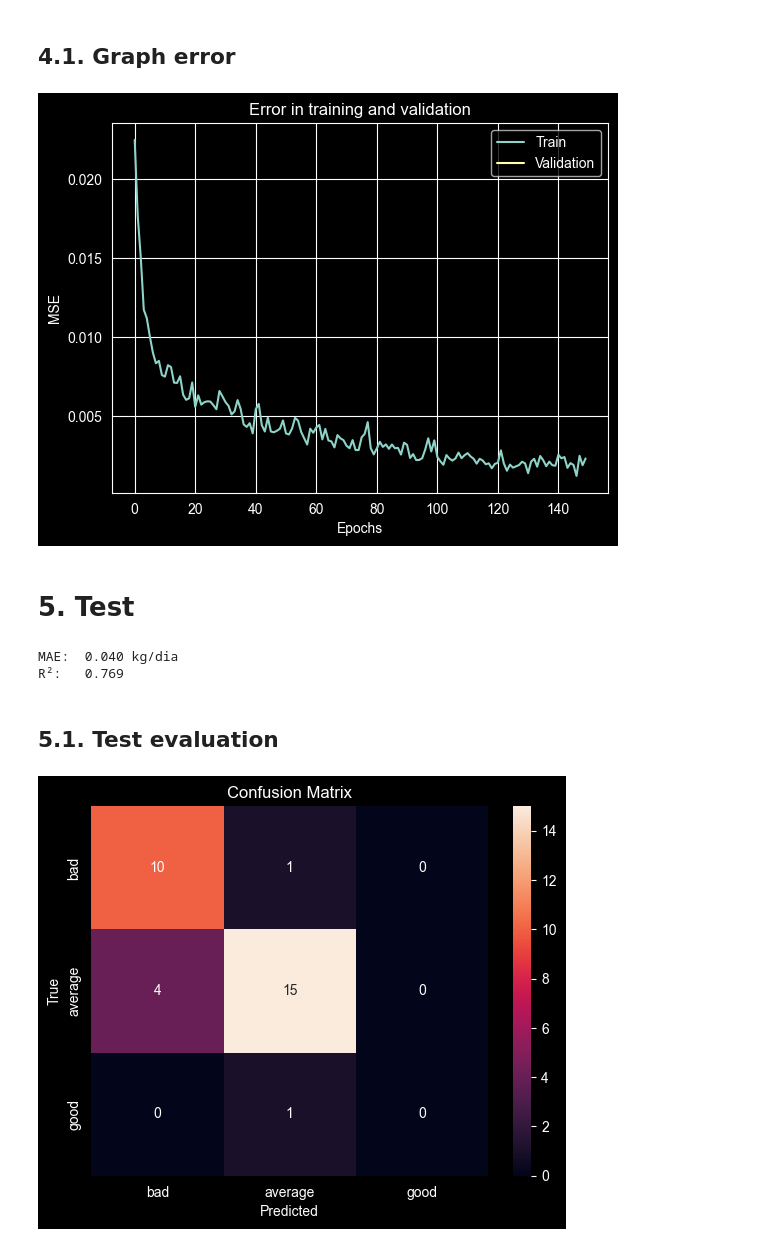
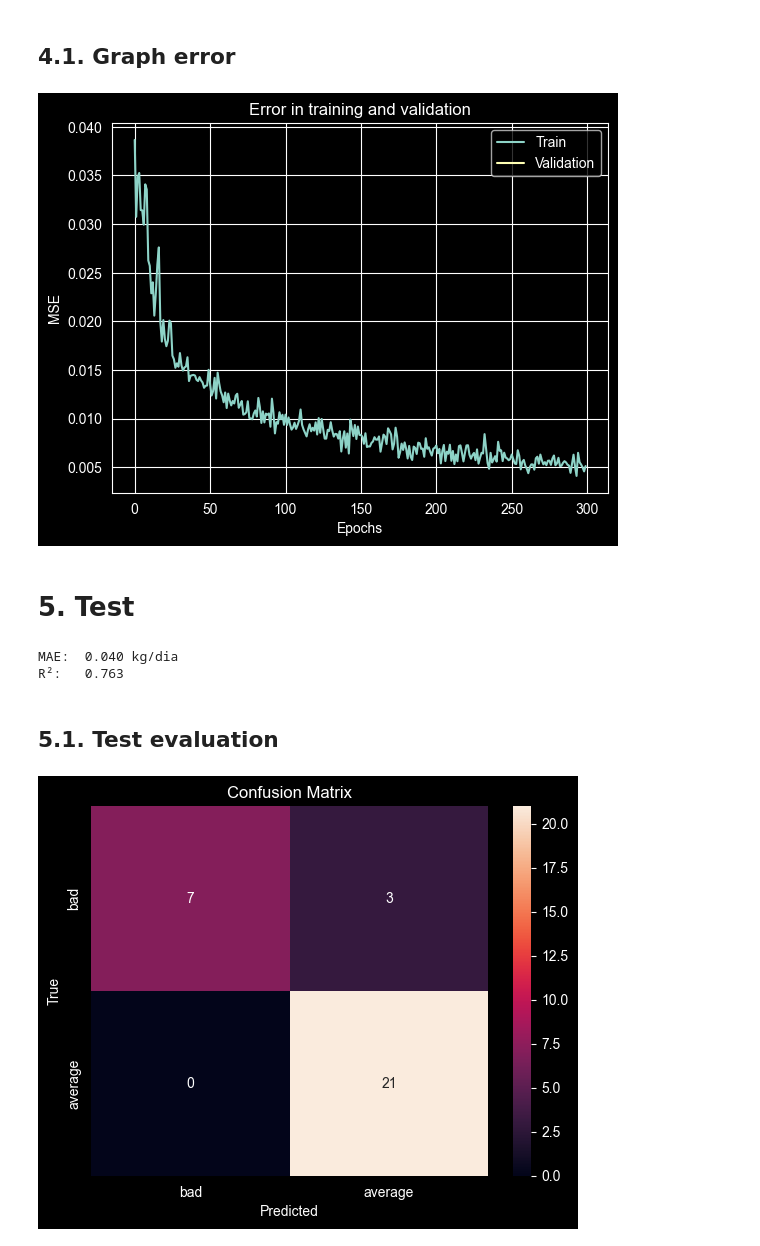
Before and after one commit to eulergomees/dnn_cattle_weight_gain, a Jupyter notebook: dnn_cattle_weight_gain.ipynb, the cells around one changed output. Saved outputs shown, nothing was run; the diff lists cells and outputs as text; code cells hidden in the pictures.

```diff
--- a/dnn_cattle_weight_gain.ipynb
+++ b/dnn_cattle_weight_gain.ipynb
@@ -266,8 +267,8 @@ class GMDNN(nn.Module):
 # %% [markdown]
 ## 4.2. Model parameters
 # %%
-learning_rate = 0.001
-max_epochs = 150
+learning_rate = 0.0001
+max_epochs = 300
 
 new_model = True
 save_model = True
@@ -385,7 +386,7 @@ plt.legend()
 plt.grid(True)
 plt.show()
 # %% [output]
-[figure, old version]
+[figure, new version]
 # %% [markdown]
 # 5. Test
 # %%
@@ -402,37 +403,35 @@ print(f"MAE:  {mae:.3f} kg/dia")
 print(f"R²:   {r2:.3f}")
 # %% [output]
 MAE:  0.040 kg/dia
-R²:   0.769
+R²:   0.763
 # %% [markdown]
 ## 5.1. Test evaluation
 # %%
-def classificar_gmd(gmd):
+def classifier_gmd(gmd):
     if gmd < 0.3:
         return "bad"
-    elif gmd < 0.6:
+    else:
         return "average"
-    else:
-        return "good"
 
-y_true_class = [classificar_gmd(v) for v in y_true]
-y_hat_class = [classificar_gmd(v) for v in y_hat]
+y_true_class = [classifier_gmd(v) for v in y_true]
+y_hat_class = [classifier_gmd(v) for v in y_hat]
 # %%
-labels = ["bad", "average", "good"]
+labels = ["bad", "average"]
 cm = confusion_matrix(y_true_class, y_hat_class, labels=labels)
 sns.heatmap(
     cm,
     annot=True,
     fmt="d",
     xticklabels=labels,
     yticklabels=labels,
 )
 
 plt.xlabel('Predicted')
 plt.ylabel('True')
 plt.title('Confusion Matrix')
 plt.show()
 # %% [output]
-[figure, old version]
+[figure, new version]
 # %%
 print(classification_report(
     y_true_class,
```
Also changed, not shown: parts of 10 cells of this notebook, 1 other file.
